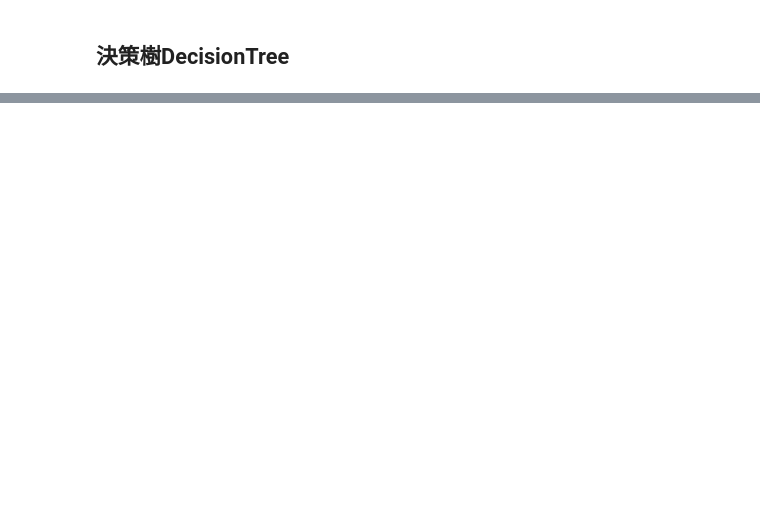
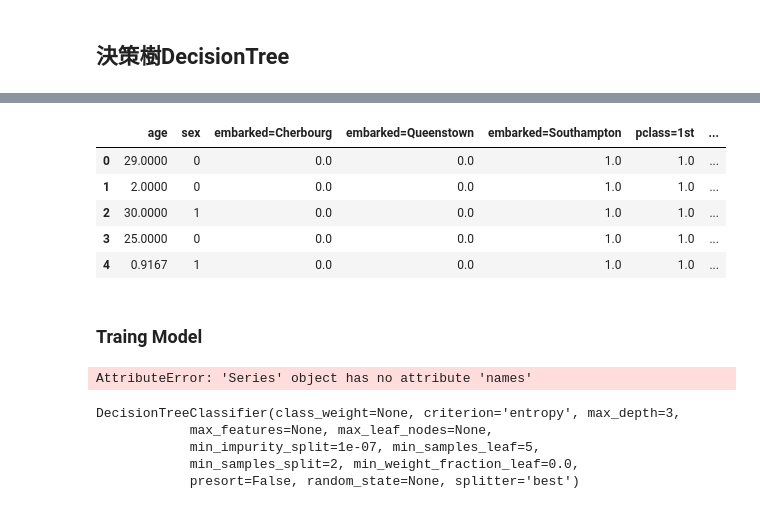
Before and after one commit to a93701011/MachineLearning, a Jupyter notebook: Supervised Method/Supervised-Decision tree(tita).ipynb, the cells around one changed output, grey strips where cells are left out. Drawn from its saved outputs; the diff is of its cells as text; code cells hidden in the pictures; blank space fills up the shorter version.

```diff
--- a/Supervised Method/Supervised-Decision tree(tita).ipynb
+++ b/Supervised Method/Supervised-Decision tree(tita).ipynb
@@ -81,0 +71,3 @@ array([['29.0000', 0, 1.0, 0.0, 0.0],
+# %%
+titanic_target = titanic["survived"]
+titanic_data =titanic.drop(['name','embarked', 'row.names', 'survived','home.dest','room','ticket','boat'], axis=1)
@@ -81,0 +76,11 @@ array([['29.0000', 0, 1.0, 0.0, 0.0],
+# %%
+titanic_data.head()
+# %% [output]
+|  | age | sex | embarked=Cherbourg | embarked=Queenstown | embarked=Southampton | pclass=1st | ... |
+| 0 | 29.0000 | 0 | 0.0 | 0.0 | 1.0 | 1.0 | ... |
+| 1 | 2.0000 | 0 | 0.0 | 0.0 | 1.0 | 1.0 | ... |
+| 2 | 30.0000 | 1 | 0.0 | 0.0 | 1.0 | 1.0 | ... |
+| 3 | 25.0000 | 0 | 0.0 | 0.0 | 1.0 | 1.0 | ... |
+| 4 | 0.9167 | 1 | 0.0 | 0.0 | 1.0 | 1.0 | ... |
+# %% [markdown]
+### Traing Model
@@ -81,0 +93,4 @@ array([['29.0000', 0, 1.0, 0.0, 0.0],
+# %%
+titanic_target.names
+# %% [output]
+AttributeError: 'Series' object has no attribute 'names'
@@ -81,0 +101,8 @@ array([['29.0000', 0, 1.0, 0.0, 0.0],
+# %%
+clf.fit(X_train, y_train)
+# %% [output]
+DecisionTreeClassifier(class_weight=None, criterion='entropy', max_depth=3,
+            max_features=None, max_leaf_nodes=None,
+            min_impurity_split=1e-07, min_samples_leaf=5,
+            min_samples_split=2, min_weight_fraction_leaf=0.0,
+            presort=False, random_state=None, splitter='best')
```
Also changed, not shown: parts of 31 cells of this notebook.
